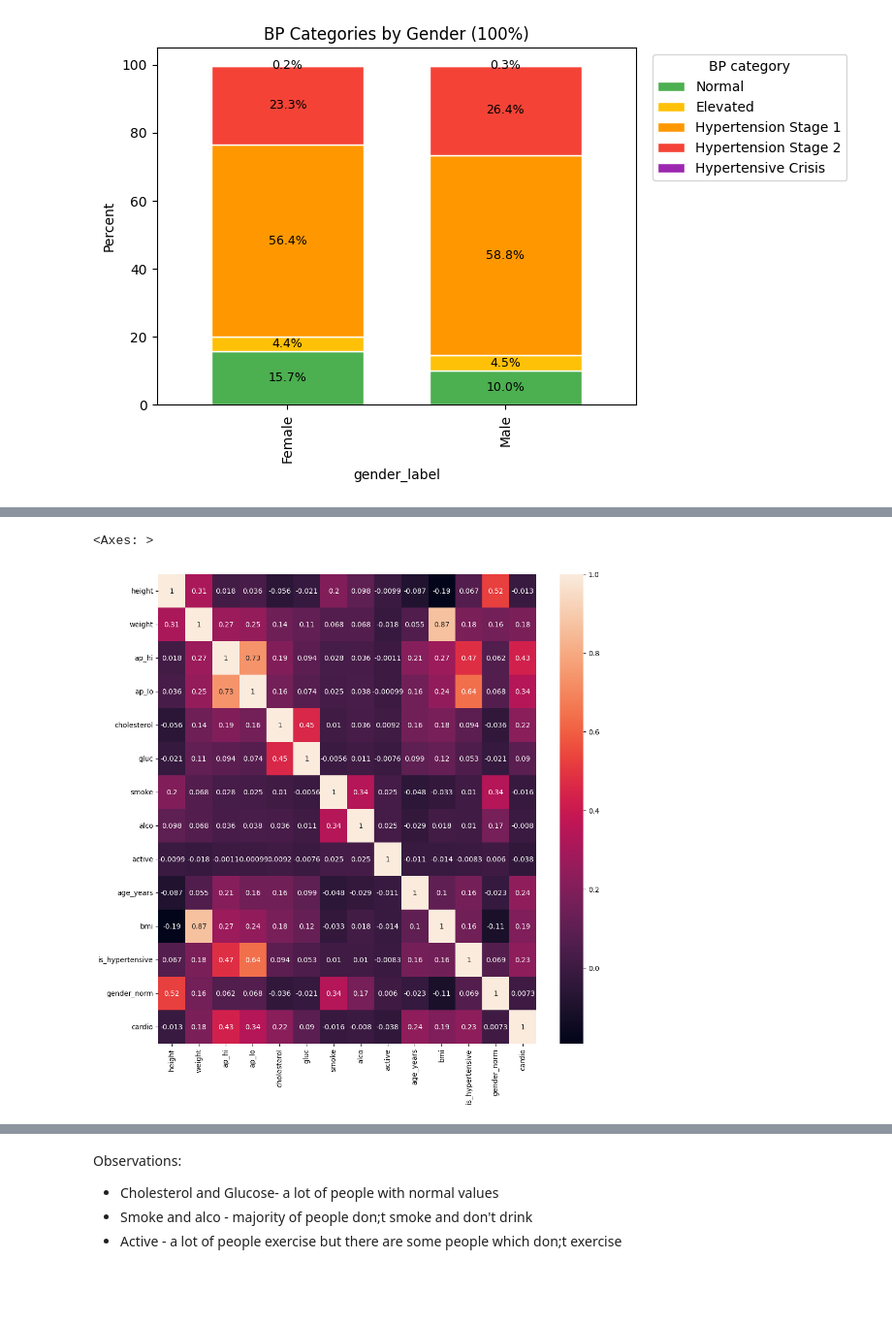
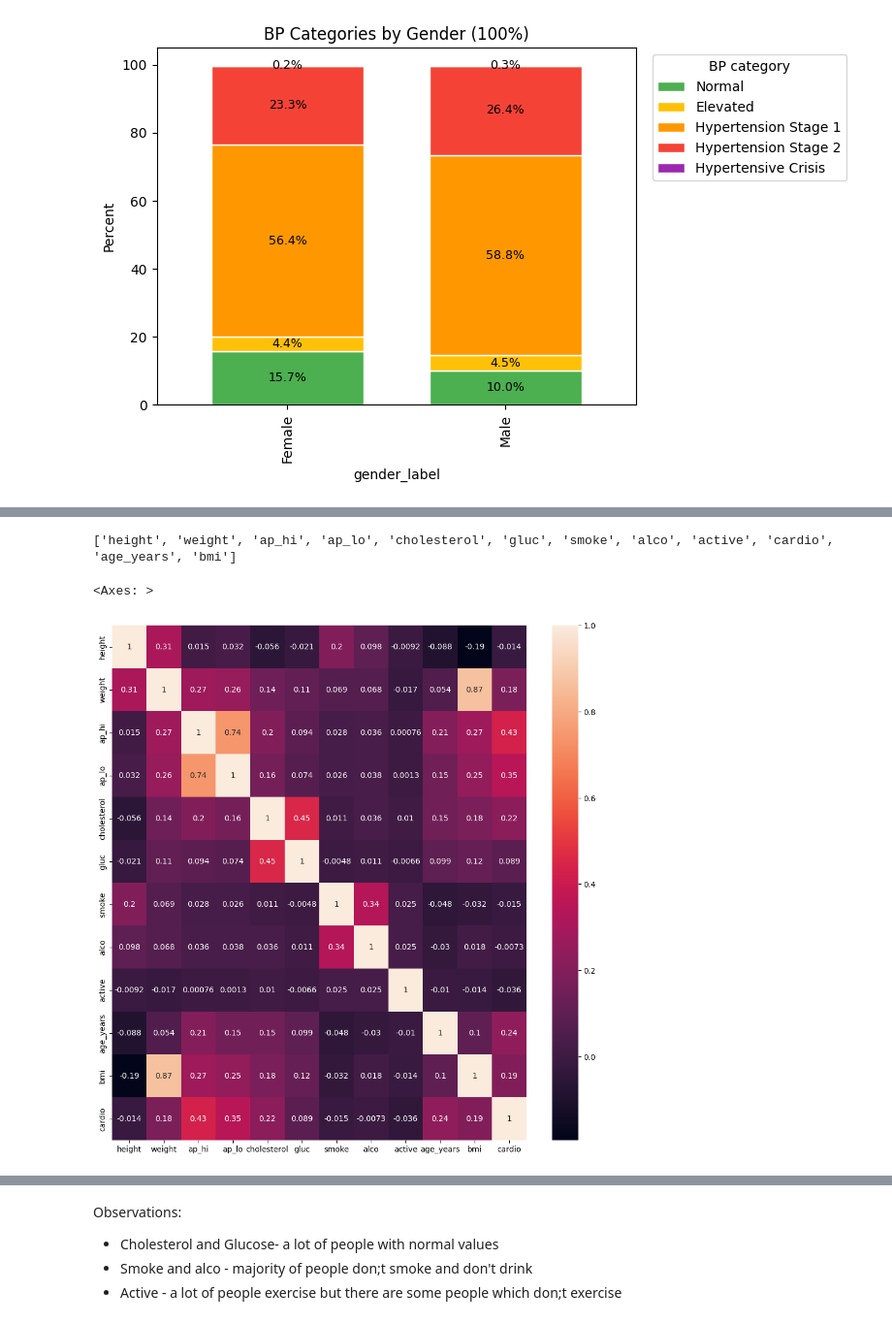
Before and after one commit to lizabguercho/DI_Final_Project_CVD, a Jupyter notebook: Final_project.ipynb, the cells around one changed output, grey strips where cells are left out. Shown at 97% size. Saved outputs shown, nothing was run; the diff lists cells and outputs as text; code cells hidden in the pictures; blank space fills up the shorter version.

Commit message:
analysis of life and metabolic factors

```diff
--- a/Final_project.ipynb
+++ b/Final_project.ipynb
@@ -555,4 +604,3 @@ plt.legend(title="Cardio Satus"); plt.tight_layout(); plt.show()
 # %%
-age_bins  = [18, 30, 40, 50, 60, 70, 80, 120]
-age_names = ["18-29","30-39","40-49","50-59","60-69","70-79","80+"]
-df_clean["age_bin"] = pd.cut(df_clean["age_years"], bins=age_bins, labels=age_names, right=False)
+# create age bins
+df_clean["age_bin"] = pd.cut(df_clean["age_years"], bins=config.AGE_BINS, labels=config.AGE_NAMES, right=False)
@@ -585,4 +638,0 @@ plt.show()
-# %%
-from matplotlib import rcParams
-rcParams['figure.figsize'] = 11, 8
-sns.countplot(x='age_years', hue='cardio', data = df_clean, palette=["#58B153","#D15C4F"])
@@ -591,2 +638,0 @@ sns.countplot(x='age_years', hue='cardio', data = df_clean, palette=["#58B153","
-# %%
-df_clean["gender_norm"]=df_clean["gender"]-1
@@ -592,0 +654,9 @@ df_clean["gender_norm"]=df_clean["gender"]-1
+# %%
+# Assingning labels to all factors
+df_clean["cholesterol_label"]=df_clean["cholesterol"].map({1:"Normal", 2:"Above Normal", 3:"Well Above Normal"})
+df_clean["glucose_label"]=df_clean["gluc"].map({1:"Normal", 2:"Above Normal", 3:"Well Above Normal"})
+df_clean["smoke_label"]=df_clean["smoke"].map({0:"No", 1:"Yes"})
+df_clean["alcohol_label"]=df_clean["alco"].map({0:"No", 1:"Yes"})
+df_clean["active_label"]=df_clean["active"].map({0:"No", 1:"Yes"})
+
+life_meta_labels =["cholesterol_label", "glucose_label", "smoke_label","alcohol_label","active_label" ]
@@ -593,9 +722,11 @@ df_clean["gender_norm"]=df_clean["gender"]-1
 # %%
-df_clean_num = df_clean.drop(columns=["age", "gender","gender_label","bp_category","cardio_label","age_bin", "bmi_bin"])
+df_clean_num = df_clean.drop(columns=["age", "gender","gender_label","bp_category","cardio_label","age_bin", "bmi_bin","cholesterol_label","glucose_label","smoke_label","alcohol_label","active_label"])
+print(list(df_clean_num.columns))
 cols = [col for col in df_clean_num.columns if col!= 'cardio'] + ['cardio']
 df_clean_num = df_clean_num[cols]
 plt.figure(figsize=(12, 12))
 sns.heatmap(df_clean_num.corr(), annot=True)
 # %% [output]
-<Axes: >
+['height', 'weight', 'ap_hi', 'ap_lo', 'cholesterol', 'gluc', 'smoke', 'alco', 'active', 'cardio', 'age_years', 'bmi']
+<Axes: >
-[figure, old version]
+[figure, new version]
```
Also changed, not shown: parts of 45 cells of this notebook, 2 other files.
